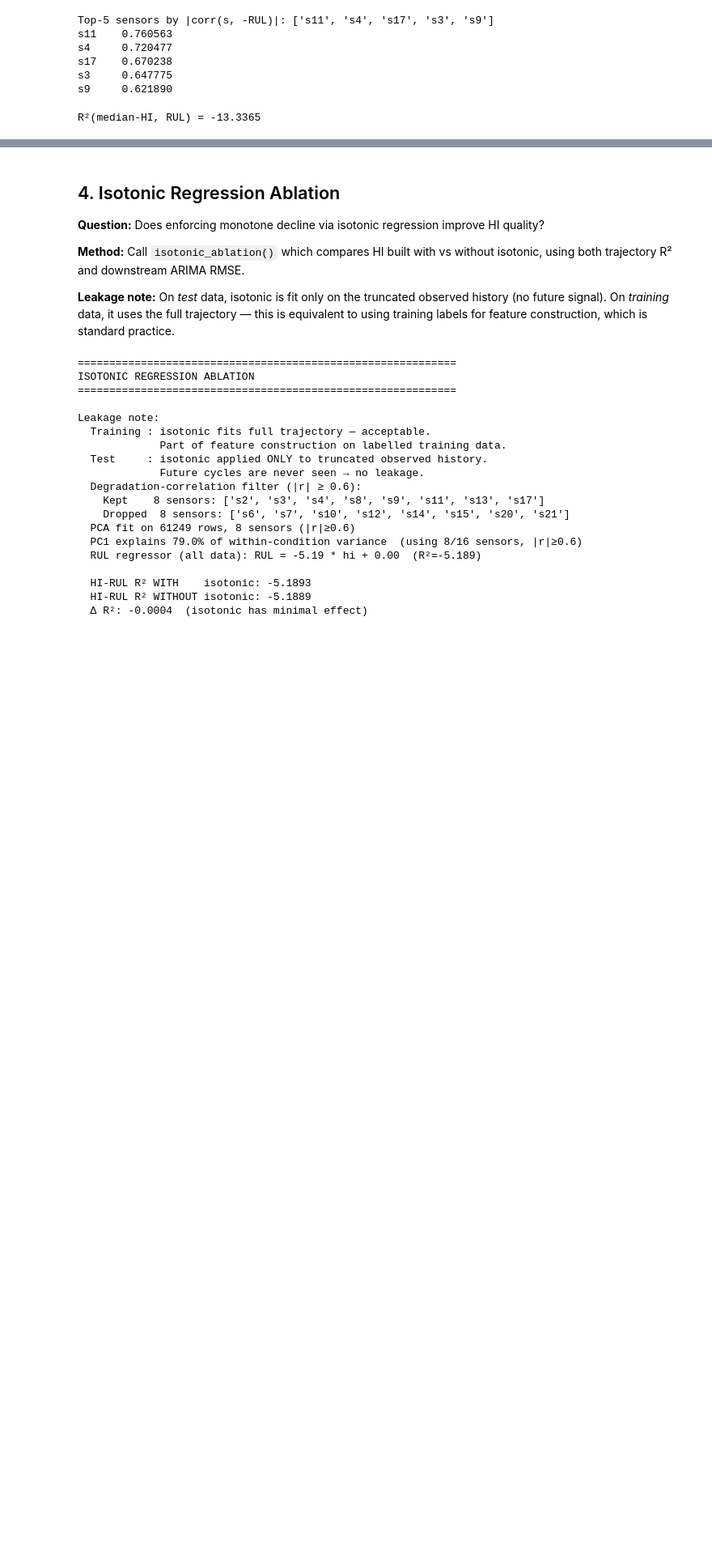
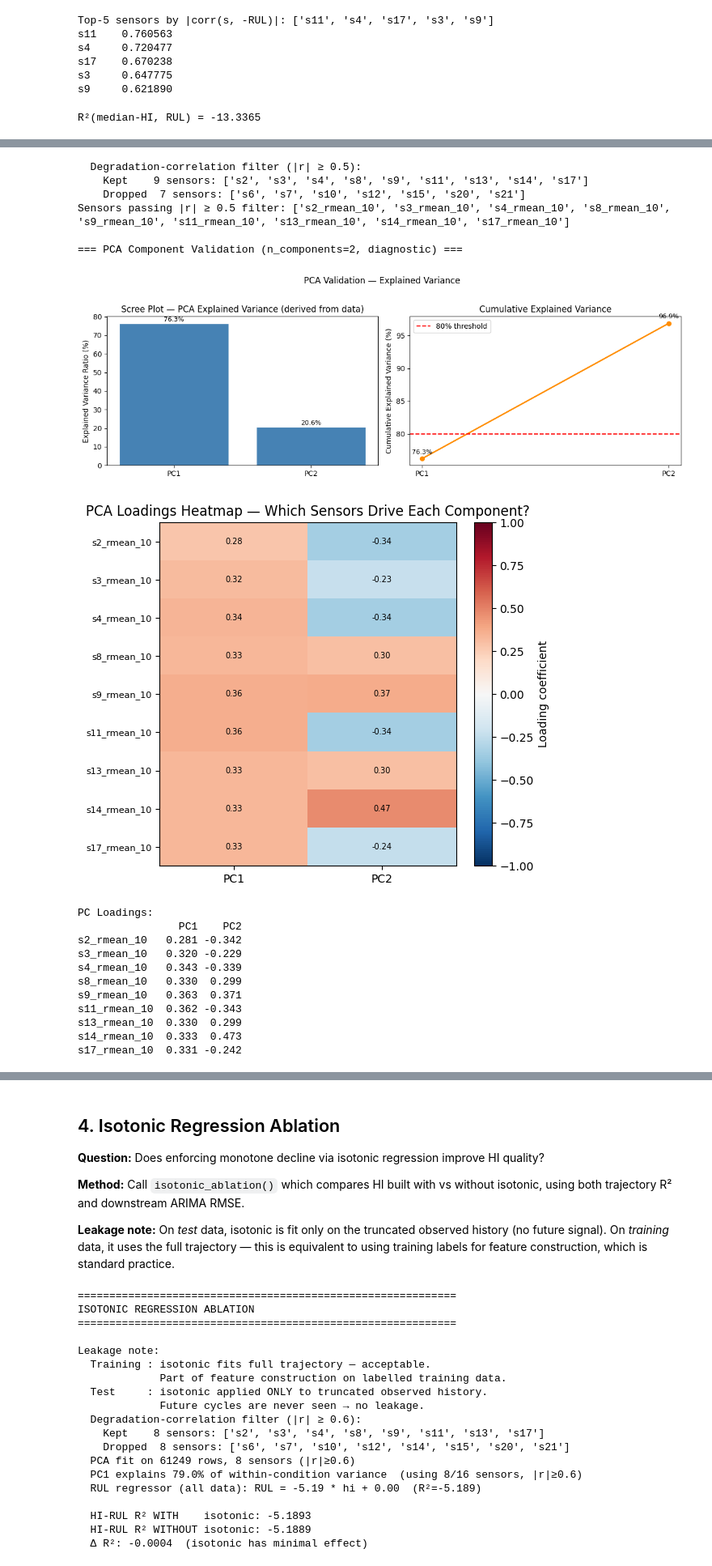
Before and after one commit to DhruvParmar051/Aircraft-Engine-Failure-Forecasting, a Jupyter notebook: experiments/05_robustness/T13_ablation_robustness.ipynb, the cells around one changed output, grey strips where cells are left out. Shown at 81% size. Saved outputs shown, nothing was run; the diff lists cells and outputs as text; code cells hidden in the pictures; blank space fills up the shorter version.

```diff
--- a/experiments/05_robustness/T13_ablation_robustness.ipynb
+++ b/experiments/05_robustness/T13_ablation_robustness.ipynb
@@ -123,0 +124,63 @@ R²(median-HI, RUL) = -13.3365
+# %%
+# ── 3d: PCA Component Justification — PC1 explains health, PC2 does not ─────
+# Fit PCA with n_components=2 for diagnostic purposes only.
+# Goal: prove empirically that PC1 alone is the degradation axis and
+# PC2 adds no signal, justifying n_components=1 in the production pipeline.
+from sklearn.decomposition import PCA
+from src.models.classical import select_sensors_by_degradation_corr, validate_pca_components
+
+rolling_window = 10
+rmean_cols = [f"{c}_rmean_{rolling_window}" for c in SENSOR_COLS]
+use_cols   = rmean_cols if all(c in train.columns for c in rmean_cols) else SENSOR_COLS
+
+# Step 1: subtract per-cluster mean (same as build_pca_health_index Step 1)
+cluster_means = train.groupby("op_cluster")[use_cols].mean()
+train_detrended = train.copy()
+for cluster_id, row in cluster_means.iterrows():
+    mask = train_detrended["op_cluster"] == cluster_id
+    train_detrended.loc[mask, use_cols] = train_detrended.loc[mask, use_cols].values - row.values
+
+# Step 2: correlation filter (same threshold as production pipeline)
+kept_cols, corr_df = select_sensors_by_degradation_corr(
+    train_detrended, use_cols, train["RUL"].values, corr_threshold=0.5
+)
+print(f"Sensors passing |r| ≥ 0.5 filter: {kept_cols}")
+
+# Step 3: fit PCA with n_components=2 (diagnostic only — production uses n=1)
+pca_diag = PCA(n_components=2).fit(train_detrended[kept_cols].values)
+
+# Step 4: produce validation plots — scree plot, PC-RUL correlation, HI trajectories
+print("\n=== PCA Component Validation (n_components=2, diagnostic) ===")
+diag = validate_pca_components(
+    pca_diag,
+    train_detrended[kept_cols].values,
+    train_pca,          # has 'health_index', 'RUL', 'engine_id', 'cycle'
+    kept_cols,
+    n_engine_samples=5,
+)
+print("\nConclusion:")
+pc1_corr = abs(diag['pc_rul_correlations'][0])
+pc2_corr = abs(diag['pc_rul_correlations'][1])
+print(f"  PC1: {diag['explained_variance_ratio'][0]*100:.1f}% variance, |r(-RUL)| = {pc1_corr:.3f}  → strong degradation signal ✓")
+print(f"  PC2: {diag['explained_variance_ratio'][1]*100:.1f}% variance, |r(-RUL)| = {pc2_corr:.3f}  → weak signal, captures noise ✗")
+print(f"\n  ⟹ n_components=1 is justified: PC1 alone tracks degradation.")
+# %% [output]
+  Degradation-correlation filter (|r| ≥ 0.5):
+    Kept    9 sensors: ['s2', 's3', 's4', 's8', 's9', 's11', 's13', 's14', 's17']
+    Dropped  7 sensors: ['s6', 's7', 's10', 's12', 's15', 's20', 's21']
+Sensors passing |r| ≥ 0.5 filter: ['s2_rmean_10', 's3_rmean_10', 's4_rmean_10', 's8_rmean_10', 's9_rmean_10', 's11_rmean_10', 's13_rmean_10', 's14_rmean_10', 's17_rmean_10']
+
+=== PCA Component Validation (n_components=2, diagnostic) ===
+[figure, added]
+[figure, added]
+PC Loadings:
+                PC1    PC2
+s2_rmean_10   0.281 -0.342
+s3_rmean_10   0.320 -0.229
+s4_rmean_10   0.343 -0.339
+s8_rmean_10   0.330  0.299
+s9_rmean_10   0.363  0.371
+s11_rmean_10  0.362 -0.343
+s13_rmean_10  0.330  0.299
+s14_rmean_10  0.333  0.473
+s17_rmean_10  0.331 -0.242
```
Also changed, not shown: parts of 4 cells of this notebook, 17 other files.
